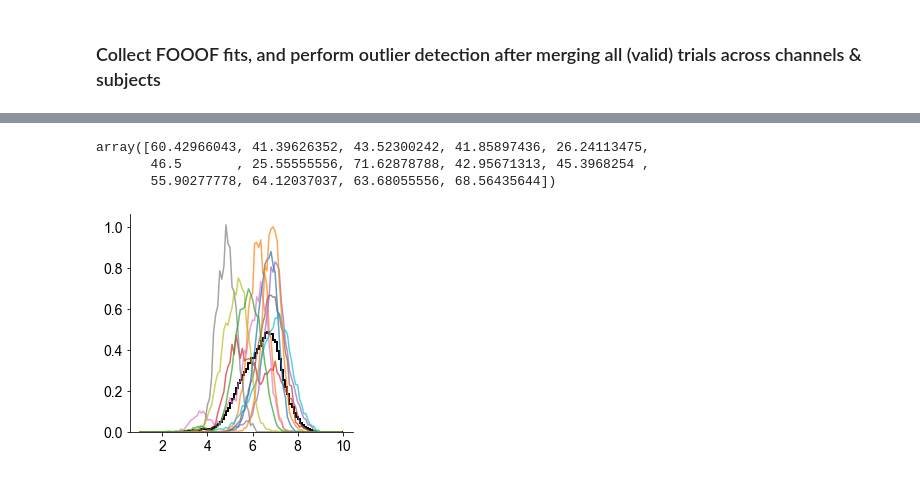
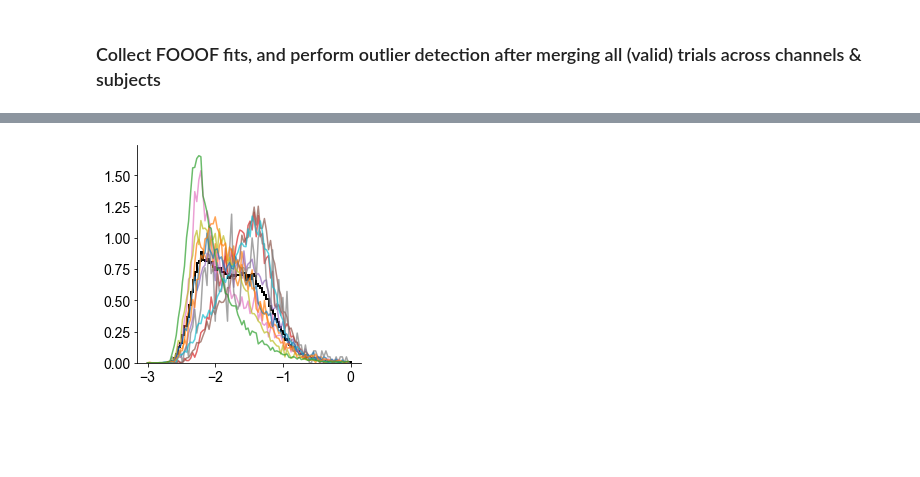
Before and after one commit to rdgao/field-echos, a Jupyter notebook: notebooks/4_viz_human_wm.ipynb, the cells around one changed output, grey strips where cells are left out. Drawn from its saved outputs; the diff is of its cells as text; code cells hidden in the pictures; blank space fills up the shorter version.

```diff
--- a/notebooks/4_viz_human_wm.ipynb
+++ b/notebooks/4_viz_human_wm.ipynb
@@ -44,7 +41,7 @@ result_path = '../data/johnson/'
 feature_names = ['offset', 'exp', 'knee', 'tau', 'theta', 'hfa']
 feature_list = []
 for ff in feature_names:
-    print(ff)
+    print(ff, end='| ')
     with open(result_path + "all_%s.txt"%ff, "rb") as fp: # unpickling
         feature_list.append(pickle.load(fp))
 
@@ -56,7 +53,7 @@ df_alltrials = pd.DataFrame(columns=col_names)
 patient_id = range(1,18) # patients go from s1-s17
 patient_inds = [0,1,3,4,5,6,7,8,9,10,11,12,13,15]
 
-# collect into a big ass dataframe, row for each trial of every patient and electrode
+# collect into a big dataframe, one row for each trial of every patient and electrode
 for i_p in patient_inds:
     patient_mat = patient_id[i_p]*np.ones_like(feature_list[0][i_p])
     nchans, ntrials = feature_list[0][i_p][0].shape
@@ -73,5 +70,5 @@ for i_p in patient_inds:
     df_alltrials = df_alltrials.append(df_cur, ignore_index=True)
 
 # discard all trials with really bad slope fits, must be between 0 and 8
-df_alltrials[(df_alltrials['exp']<0) | (df_alltrials['exp']>8)] = np.nan
+df_alltrials.loc[((df_alltrials['exp']<0) | (df_alltrials['exp']>8)| (df_alltrials['tau']<=0) | (df_alltrials['tau']>1)), feature_names] = np.nan
 # %% [output]
@@ -187,33 +192,26 @@ spearman:  SpearmanrResult(correlation=0.47629808502440873, pvalue=0.08511490272
-# %%
-df_patient['data_qual'].values
-# %% [output]
-array([60.42966043, 41.39626352, 43.52300242, 41.85897436, 26.24113475,
-       46.5       , 25.55555556, 71.62878788, 42.95671313, 45.3968254 ,
-       55.90277778, 64.12037037, 63.68055556, 68.56435644])
 # %%
-log_feat = False
-feat = 'theta'
+log_feat = True
+feat = 'tau'
 #bins = np.arange(np.floor(df_alltrials[feat].min()), np.ceil(df_alltrials[feat].max()), 0.02)
 if log_feat:
-    bins = np.linspace(np.log10(np.floor(df_alltrials[feat].min())), np.log10(np.ceil(df_alltrials[feat].max())), 100)
+    bins = np.linspace(np.floor(np.log10(df_alltrials[feat].min())), np.ceil(np.log10(df_alltrials[feat].max())), 100)
 else:
     bins = np.linspace(np.floor(df_alltrials[feat].min()), np.ceil(df_alltrials[feat].max()), 100)
-
 
 plt.figure(figsize=(4,4))
 for i_p in patient_inds:
     if log_feat:
         counts = np.histogram(np.log10(df_alltrials[df_alltrials['patient']==i_p][feat]), bins, density=True)[0]
     else:
         counts = np.histogram(df_alltrials[df_alltrials['patient']==i_p][feat], bins, density=True)[0]
 
     plt.plot(bins[:-1],counts, alpha=0.7)
 
 if log_feat:
     plt.hist(np.log10(df_alltrials[feat]), bins, histtype='step', ec='k',lw=2, density=True);
 else:
     plt.hist(df_alltrials[feat], bins, histtype='step', ec='k',lw=2, density=True);
 
 despine();
 # %% [output]
-[figure, old version]
+[figure, new version]
```
Also changed, not shown: parts of 6 cells of this notebook, 3 other files.
